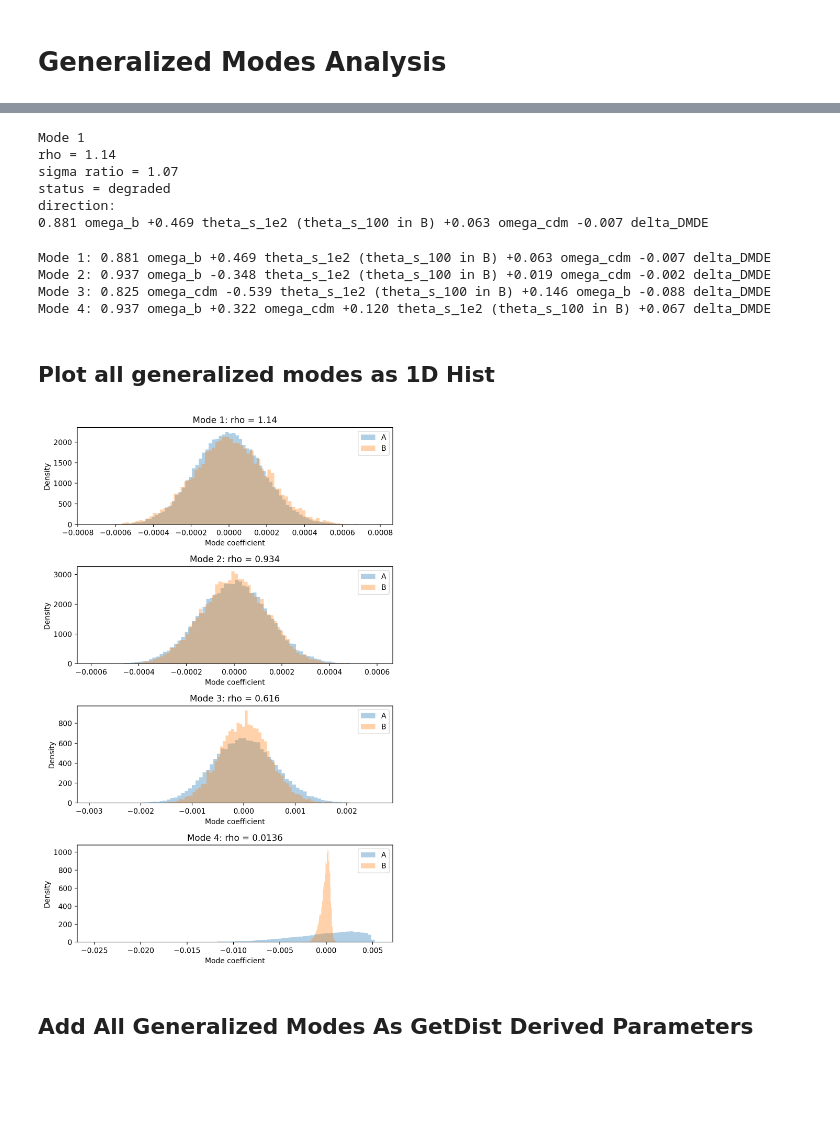
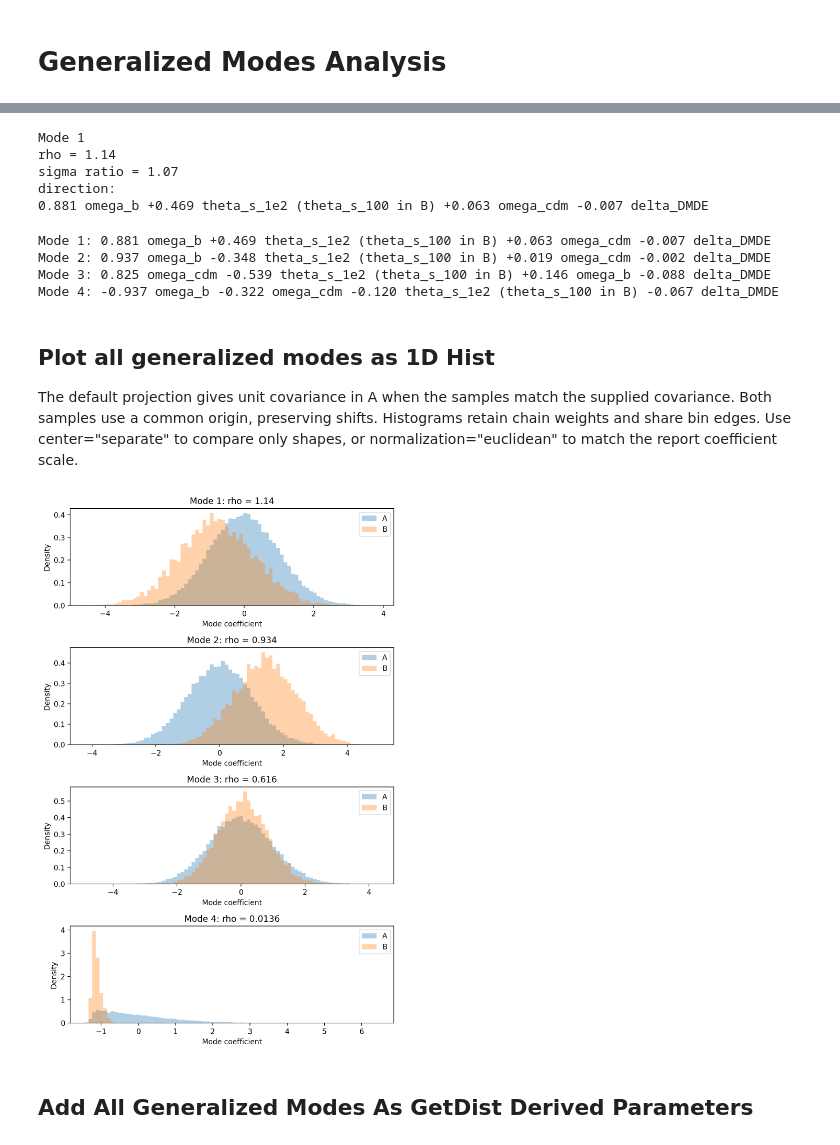
Before and after one commit to williamgiare/postmodes, a Jupyter notebook: notebooks/4_Advanced_Example.ipynb, the cells around one changed output, grey strips where cells are left out. Cells and saved outputs as stored; diff of their text form; code cells hidden in the pictures; blank space fills up the shorter version.

```diff
--- a/notebooks/4_Advanced_Example.ipynb
+++ b/notebooks/4_Advanced_Example.ipynb
@@ -30,8 +30,8 @@ covmat_a = Path("./chains/Full/IDE/IDE_FP_BAO_SN.covmat")
 params_a = ["omega_b", "omega_cdm", "theta_s_1e2", "delta_DMDE"]
 
 #Second chains / covmat = geometric CMB
-chain_root_b = "./chains/Compressed/IDE/IDE_P3x3_dBAO_SN"
-covmat_b = Path("./chains/Compressed/IDE/IDE_P3x3_dBAO_SN.covmat")
+chain_root_b = "./chains/compressed/IDE/IDE_P3x3_dBAO_SN"
+covmat_b = Path("./chains/compressed/IDE/IDE_P3x3_dBAO_SN.covmat")
 params_b = ["omega_b", "omega_cdm", "theta_s_100", "delta_DMDE"]
 # %% [markdown]
 # Let's load and plot the Chains
@@ -67,6 +67,7 @@ results = eigenmodes(
     chain_root_b=chain_root_b,
     params_A=params_a,
     params_B=params_b,
+    check_covariances=True,
 )
 
 # covmat_result
@@ -213,7 +206,6 @@ print(format_mode_summary(results, mode_index=1))
 Mode 1
 rho = 1.14
 sigma ratio = 1.07
-status = degraded
 direction:
 0.881 omega_b +0.469 theta_s_1e2 (theta_s_100 in B) +0.063 omega_cdm -0.007 delta_DMDE
 # %%
@@ -222,33 +214,36 @@ print(format_mode_direction(results))
 Mode 1: 0.881 omega_b +0.469 theta_s_1e2 (theta_s_100 in B) +0.063 omega_cdm -0.007 delta_DMDE
 Mode 2: 0.937 omega_b -0.348 theta_s_1e2 (theta_s_100 in B) +0.019 omega_cdm -0.002 delta_DMDE
 Mode 3: 0.825 omega_cdm -0.539 theta_s_1e2 (theta_s_100 in B) +0.146 omega_b -0.088 delta_DMDE
-Mode 4: 0.937 omega_b +0.322 omega_cdm +0.120 theta_s_1e2 (theta_s_100 in B) +0.067 delta_DMDE
+Mode 4: -0.937 omega_b -0.322 omega_cdm -0.120 theta_s_1e2 (theta_s_100 in B) -0.067 delta_DMDE
 # %% [markdown]
 ## Plot all generalized modes as 1D Hist
+
+The default projection gives unit covariance in A when the samples match the supplied covariance. Both samples use a common origin, preserving shifts. Histograms retain chain weights and share bin edges. Use center="separate" to compare only shapes, or normalization="euclidean" to match the report coefficient scale.
 # %%
 modes_a, modes_b = get_mode_samples(
     sample_a,
     sample_b,
     results,
 )
 
 n_modes = modes_a.shape[1]
 fig, axes = plt.subplots(n_modes, 1, figsize=(7, 2.7 * n_modes), sharex=False)
 
 if n_modes == 1:
     axes = [axes]
 
 for i, ax in enumerate(axes):
-    ax.hist(modes_a[:, i], bins=80, density=True, alpha=0.35, label="A")
-    ax.hist(modes_b[:, i], bins=80, density=True, alpha=0.35, label="B")
+    bins = np.histogram_bin_edges(np.concatenate([modes_a[:, i], modes_b[:, i]]), bins=80)
+    ax.hist(modes_a[:, i], bins=bins, weights=sample_a.weights, density=True, alpha=0.35, label="A")
+    ax.hist(modes_b[:, i], bins=bins, weights=sample_b.weights, density=True, alpha=0.35, label="B")
     ax.set_title(f"Mode {i+1}: rho = {results.degradation_factors[i]:.3g}")
     ax.set_xlabel("Mode coefficient")
     ax.set_ylabel("Density")
     ax.legend()
 
 fig.tight_layout()
 # %% [output]
-[figure, old version]
+[figure, new version]
 # %% [markdown]
 ## Add All Generalized Modes As GetDist Derived Parameters
 # %%
```
Also changed, not shown: parts of 13 cells of this notebook, 29 other files.
